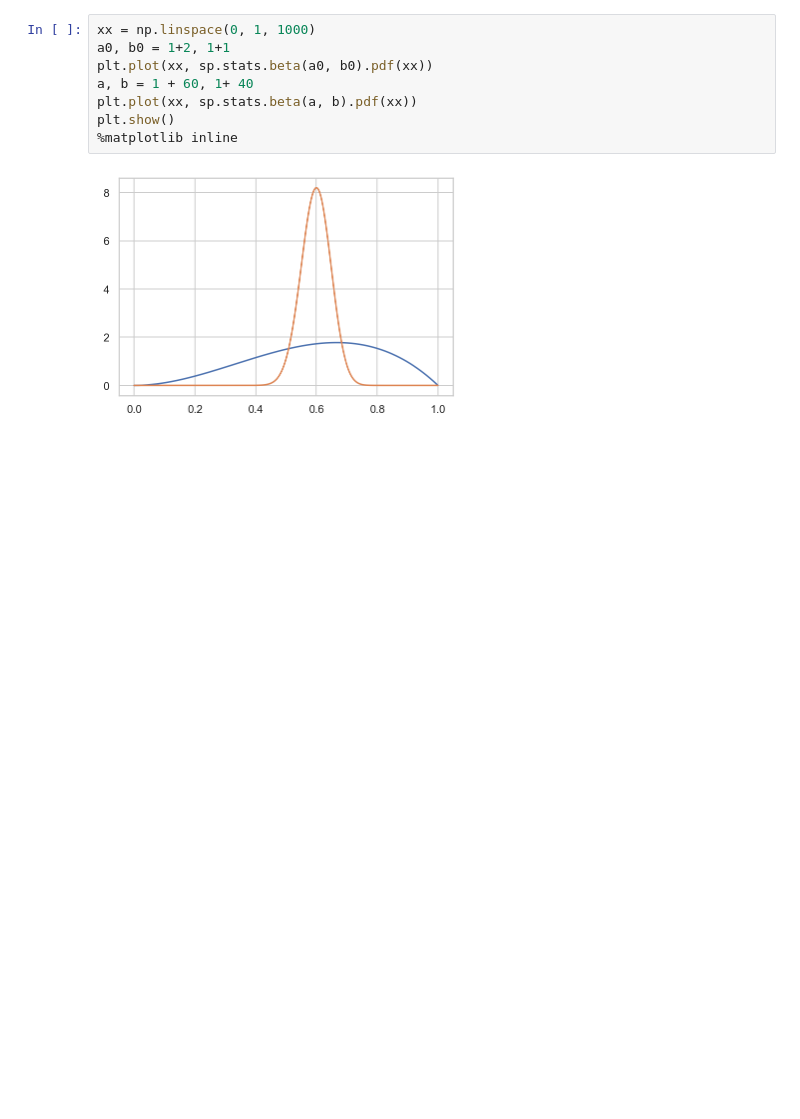
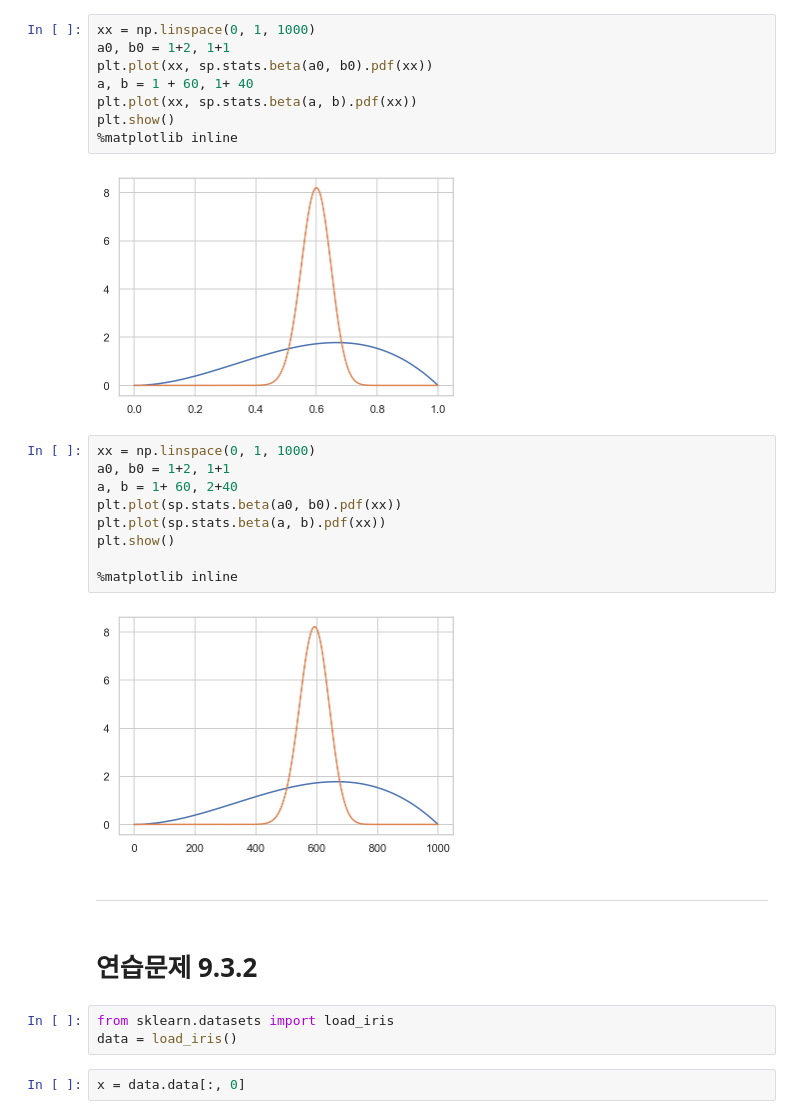
Before and after one commit to KIMS-Github/TIL_, a Jupyter notebook: math/Day12_Probability/Bayesian estimation.ipynb, the cells around one changed output. Cells and saved outputs as stored; diff of their text form; blank space fills up the shorter version.

```diff
--- a/math/Day12_Probability/Bayesian estimation.ipynb
+++ b/math/Day12_Probability/Bayesian estimation.ipynb
@@ -18,3 +18,23 @@ plt.show()
 %matplotlib inline
 # %% [output]
 [figure]
+# %%
+xx = np.linspace(0, 1, 1000)
+a0, b0 = 1+2, 1+1
+a, b = 1+ 60, 2+40
+plt.plot(sp.stats.beta(a0, b0).pdf(xx))
+plt.plot(sp.stats.beta(a, b).pdf(xx))
+plt.show()
+
+%matplotlib inline
+# %% [output]
+[figure, added]
+# %% [markdown]
+--------
+# %% [markdown]
+# 연습문제 9.3.2
+# %%
+from sklearn.datasets import load_iris
+data = load_iris()
+# %%
+x = data.data[:, 0]
```
Also changed, not shown: parts of 1 cell of this notebook, 1 other file.
